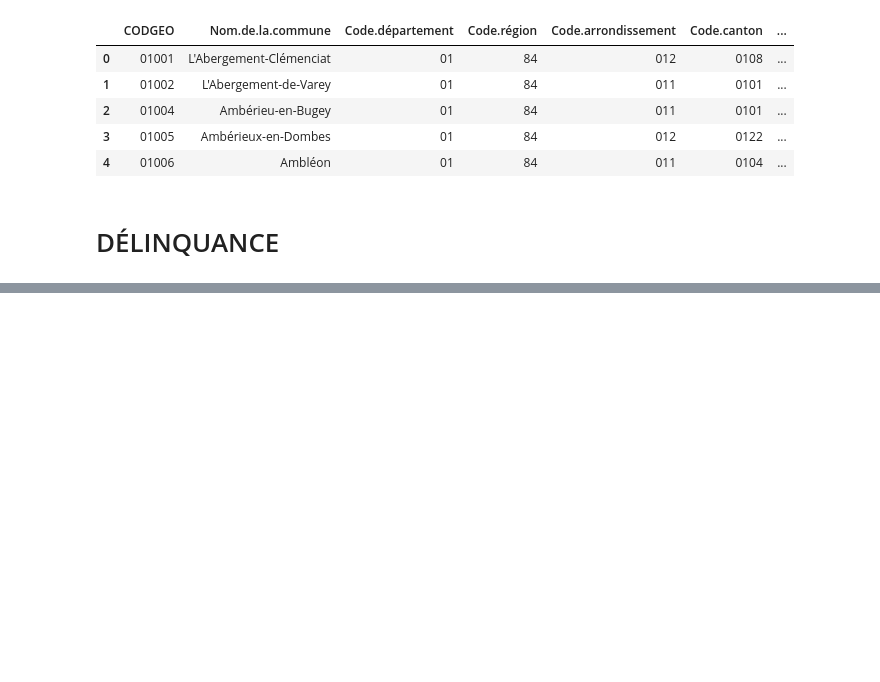
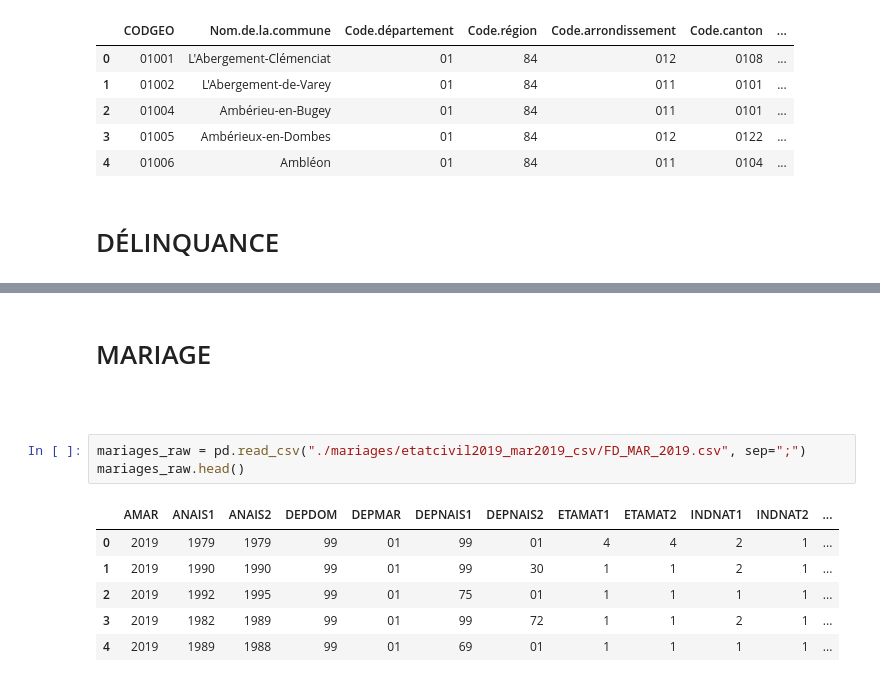
Before and after one commit to 3shadesblacker/MSPR02-Big-Data, a Jupyter notebook: traitement elections.ipynb, the cells around one changed output, grey strips where cells are left out. Saved outputs shown, nothing was run; the diff lists cells and outputs as text; blank space fills up the shorter version.

Commit message:
adding treated mariages & delinquances

```diff
--- a/traitement elections.ipynb
+++ b/traitement elections.ipynb
@@ -249,0 +290,14 @@ criminalite.head()
+# %% [markdown]
+# MARIAGE
+# %% [markdown]
+#
+# %%
+mariages_raw = pd.read_csv("./mariages/etatcivil2019_mar2019_csv/FD_MAR_2019.csv", sep=";")
+mariages_raw.head()
+# %% [output]
+|  | AMAR | ANAIS1 | ANAIS2 | DEPDOM | DEPMAR | DEPNAIS1 | DEPNAIS2 | ETAMAT1 | ETAMAT2 | INDNAT1 | INDNAT2 | ... |
+| 0 | 2019 | 1979 | 1979 | 99 | 01 | 99 | 01 | 4 | 4 | 2 | 1 | ... |
+| 1 | 2019 | 1990 | 1990 | 99 | 01 | 99 | 30 | 1 | 1 | 2 | 1 | ... |
+| 2 | 2019 | 1992 | 1995 | 99 | 01 | 75 | 01 | 1 | 1 | 1 | 1 | ... |
+| 3 | 2019 | 1982 | 1989 | 99 | 01 | 99 | 72 | 1 | 1 | 2 | 1 | ... |
+| 4 | 2019 | 1989 | 1988 | 99 | 01 | 69 | 01 | 1 | 1 | 1 | 1 | ... |
```
Also changed, not shown: parts of 4 cells of this notebook.
